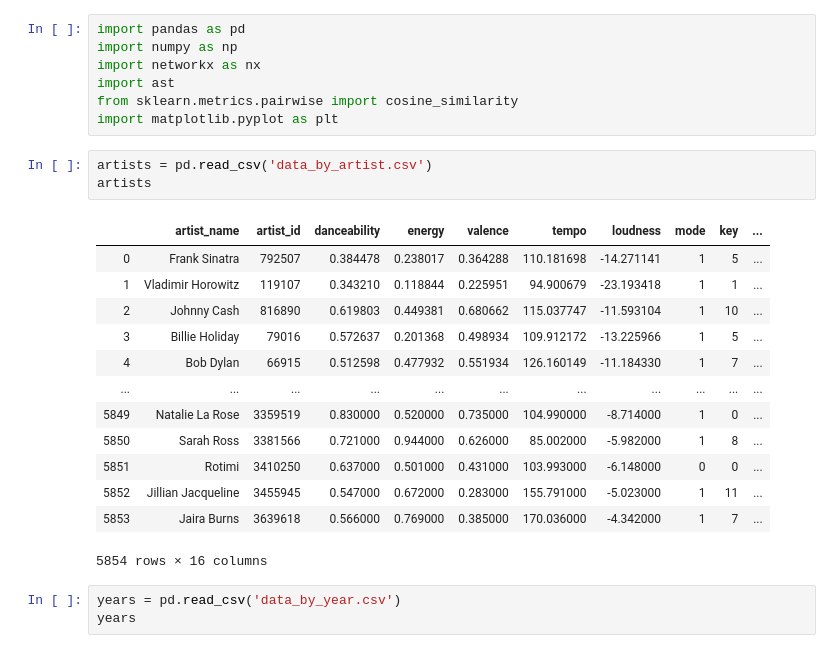
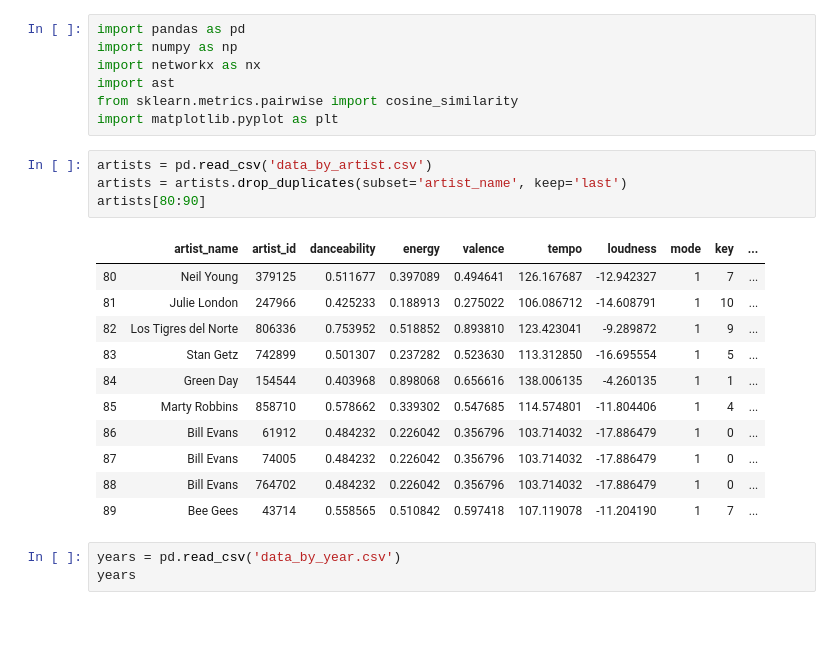
Before and after one commit to Wichaelian/ICM-2021, a Jupyter notebook: 2021_ICM_Problem_D_Data/Problem D.ipynb, the cells around one changed output. Drawn from its saved outputs; the diff is of its cells as text; blank space fills up the shorter version.

```diff
--- a/2021_ICM_Problem_D_Data/Problem D.ipynb
+++ b/2021_ICM_Problem_D_Data/Problem D.ipynb
@@ -7,21 +7,20 @@ from sklearn.metrics.pairwise import cosine_similarity
 import matplotlib.pyplot as plt
 # %%
 artists = pd.read_csv('data_by_artist.csv')
-artists
+artists = artists.drop_duplicates(subset='artist_name', keep='last')
+artists[80:90]
 # %% [output]
 |  | artist_name | artist_id | danceability | energy | valence | tempo | loudness | mode | key | ... |
-| 0 | Frank Sinatra | 792507 | 0.384478 | 0.238017 | 0.364288 | 110.181698 | -14.271141 | 1 | 5 | ... |
-| 1 | Vladimir Horowitz | 119107 | 0.343210 | 0.118844 | 0.225951 | 94.900679 | -23.193418 | 1 | 1 | ... |
-| 2 | Johnny Cash | 816890 | 0.619803 | 0.449381 | 0.680662 | 115.037747 | -11.593104 | 1 | 10 | ... |
-| 3 | Billie Holiday | 79016 | 0.572637 | 0.201368 | 0.498934 | 109.912172 | -13.225966 | 1 | 5 | ... |
-| 4 | Bob Dylan | 66915 | 0.512598 | 0.477932 | 0.551934 | 126.160149 | -11.184330 | 1 | 7 | ... |
-| ... | ... | ... | ... | ... | ... | ... | ... | ... | ... | ... |
-| 5849 | Natalie La Rose | 3359519 | 0.830000 | 0.520000 | 0.735000 | 104.990000 | -8.714000 | 1 | 0 | ... |
-| 5850 | Sarah Ross | 3381566 | 0.721000 | 0.944000 | 0.626000 | 85.002000 | -5.982000 | 1 | 8 | ... |
-| 5851 | Rotimi | 3410250 | 0.637000 | 0.501000 | 0.431000 | 103.993000 | -6.148000 | 0 | 0 | ... |
-| 5852 | Jillian Jacqueline | 3455945 | 0.547000 | 0.672000 | 0.283000 | 155.791000 | -5.023000 | 1 | 11 | ... |
-| 5853 | Jaira Burns | 3639618 | 0.566000 | 0.769000 | 0.385000 | 170.036000 | -4.342000 | 1 | 7 | ... |
+| 80 | Neil Young | 379125 | 0.511677 | 0.397089 | 0.494641 | 126.167687 | -12.942327 | 1 | 7 | ... |
+| 81 | Julie London | 247966 | 0.425233 | 0.188913 | 0.275022 | 106.086712 | -14.608791 | 1 | 10 | ... |
+| 82 | Los Tigres del Norte | 806336 | 0.753952 | 0.518852 | 0.893810 | 123.423041 | -9.289872 | 1 | 9 | ... |
+| 83 | Stan Getz | 742899 | 0.501307 | 0.237282 | 0.523630 | 113.312850 | -16.695554 | 1 | 5 | ... |
+| 84 | Green Day | 154544 | 0.403968 | 0.898068 | 0.656616 | 138.006135 | -4.260135 | 1 | 1 | ... |
+| 85 | Marty Robbins | 858710 | 0.578662 | 0.339302 | 0.547685 | 114.574801 | -11.804406 | 1 | 4 | ... |
+| 86 | Bill Evans | 61912 | 0.484232 | 0.226042 | 0.356796 | 103.714032 | -17.886479 | 1 | 0 | ... |
+| 87 | Bill Evans | 74005 | 0.484232 | 0.226042 | 0.356796 | 103.714032 | -17.886479 | 1 | 0 | ... |
+| 88 | Bill Evans | 764702 | 0.484232 | 0.226042 | 0.356796 | 103.714032 | -17.886479 | 1 | 0 | ... |
+| 89 | Bee Gees | 43714 | 0.558565 | 0.510842 | 0.597418 | 107.119078 | -11.204190 | 1 | 7 | ... |
-5854 rows × 16 columns
 # %%
 years = pd.read_csv('data_by_year.csv')
 years
```
Also changed, not shown: parts of 9 cells of this notebook.
